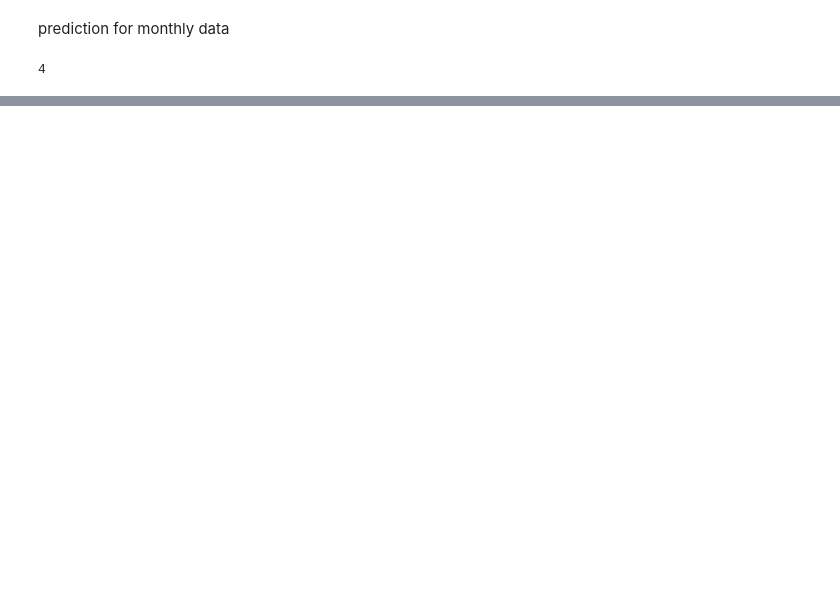
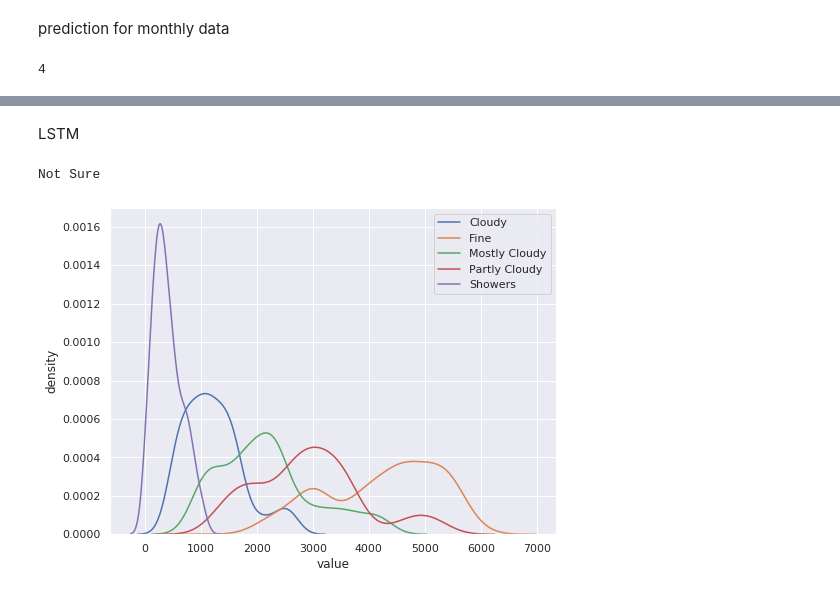
Before and after one commit to pixel-ports/PV_prod_predic, a Jupyter notebook: MODEL_PREDIC_BENCHMARK/UV_Prediction.ipynb, the cells around one changed output, grey strips where cells are left out. Drawn from its saved outputs; the diff is of its cells as text; code cells hidden in the pictures; blank space fills up the shorter version.

Commit message:
add LSTM to the new notebook

```diff
--- a/MODEL_PREDIC_BENCHMARK/UV_Prediction.ipynb
+++ b/MODEL_PREDIC_BENCHMARK/UV_Prediction.ipynb
@@ -238,0 +241,2 @@ Freq: M, dtype: float64
+# %% [markdown]
+LSTM
@@ -238,0 +248,15 @@ Freq: M, dtype: float64
+# %%
+conditions = data.Condition.values
+fig, ax = plt.subplots(figsize=(8,6))
+for label in np.unique(conditions):
+    # this is to plot the kde
+    try:
+        sns.kdeplot(data.Energy_Generated[data.Condition == label],label=label)
+    except:
+        print(label)
+plt.xlabel('value')
+plt.ylabel('density')
+plt.show()
+# %% [output]
+Not Sure
+[figure, added]
```
Also changed, not shown: parts of 23 cells of this notebook.
